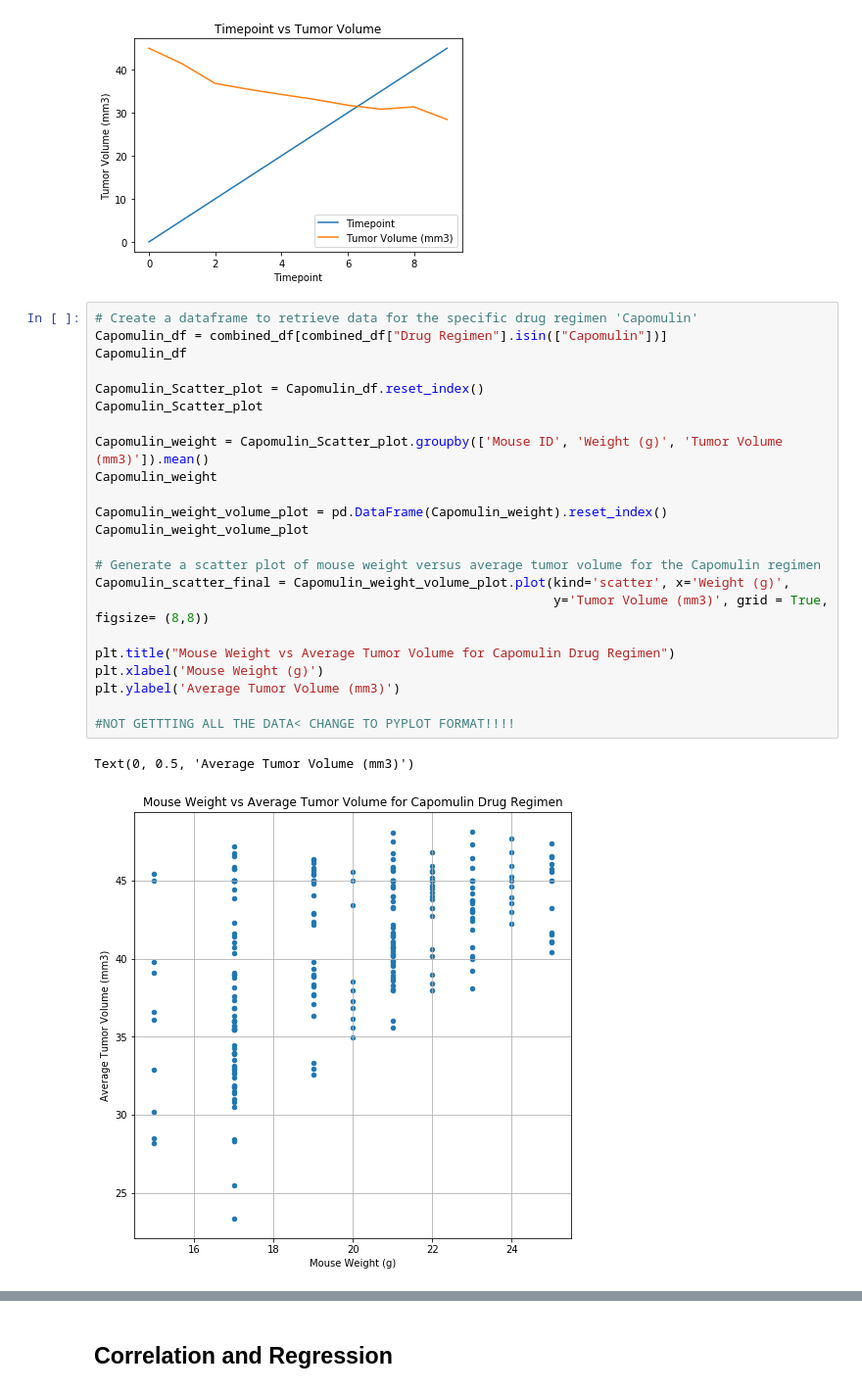
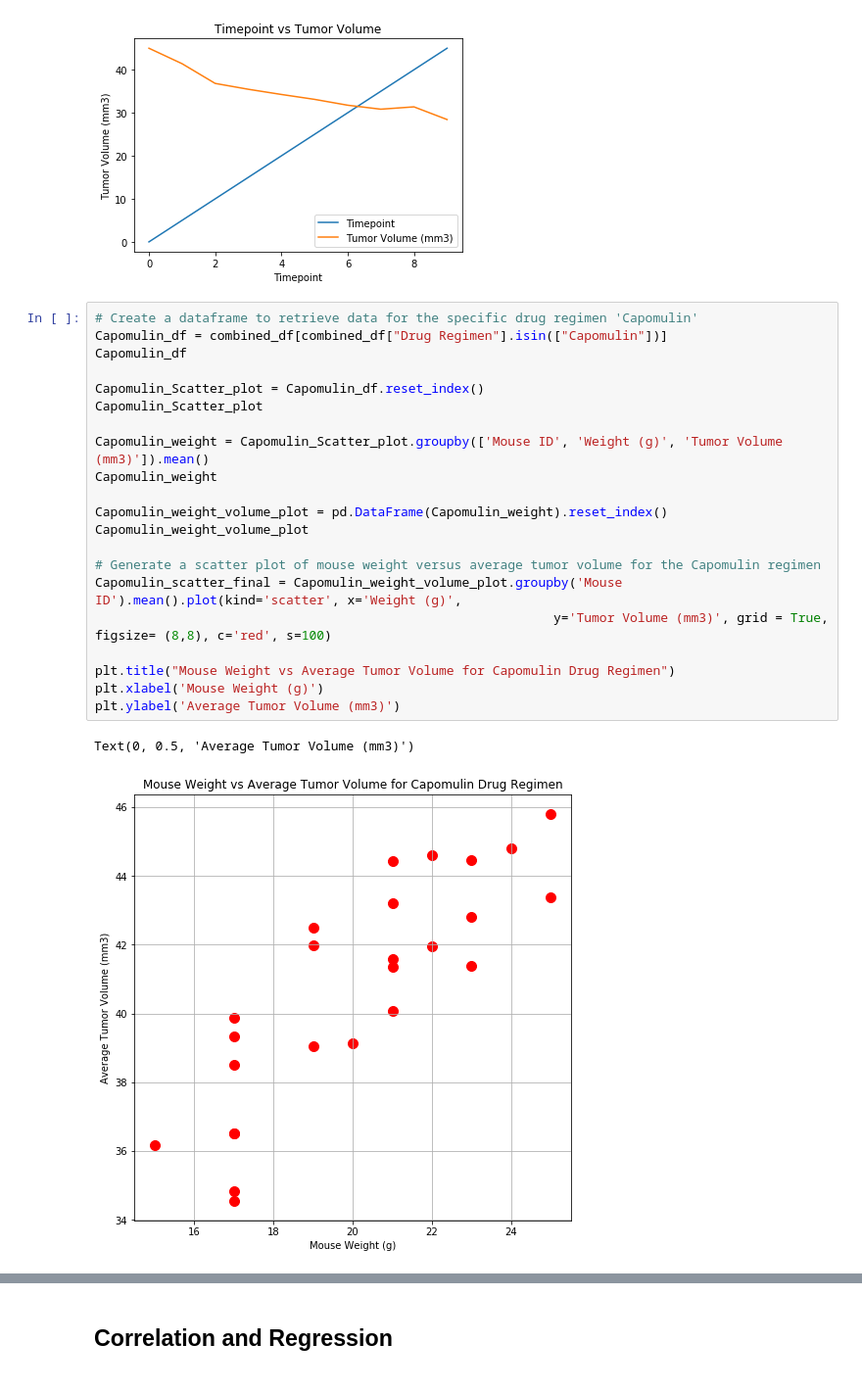
Before and after one commit to cdfencing/Matplotlib-The-Power-of-Plots, a Jupyter notebook: Pymaceuticals/Pymaceuticals.ipynb, the cells around one changed output, grey strips where cells are left out. Shown: that part at 98% size. Drawn from its saved outputs; the diff is of its cells as text.

```diff
--- a/Pymaceuticals/Pymaceuticals.ipynb
+++ b/Pymaceuticals/Pymaceuticals.ipynb
@@ -228,26 +225,24 @@ Text(0, 0.5, 'Tumor Volume (mm3)')
 # %%
 # Create a dataframe to retrieve data for the specific drug regimen 'Capomulin'
 Capomulin_df = combined_df[combined_df["Drug Regimen"].isin(["Capomulin"])]
 Capomulin_df
 
 Capomulin_Scatter_plot = Capomulin_df.reset_index()
 Capomulin_Scatter_plot
 
 Capomulin_weight = Capomulin_Scatter_plot.groupby(['Mouse ID', 'Weight (g)', 'Tumor Volume (mm3)']).mean()
 Capomulin_weight
 
 Capomulin_weight_volume_plot = pd.DataFrame(Capomulin_weight).reset_index()
 Capomulin_weight_volume_plot
 
 # Generate a scatter plot of mouse weight versus average tumor volume for the Capomulin regimen
-Capomulin_scatter_final = Capomulin_weight_volume_plot.plot(kind='scatter', x='Weight (g)',
-                                                            y='Tumor Volume (mm3)', grid = True, figsize= (8,8))
+Capomulin_scatter_final = Capomulin_weight_volume_plot.groupby('Mouse ID').mean().plot(kind='scatter', x='Weight (g)',
+                                                            y='Tumor Volume (mm3)', grid = True, figsize= (8,8), c='red', s=100)
 
 plt.title("Mouse Weight vs Average Tumor Volume for Capomulin Drug Regimen")
 plt.xlabel('Mouse Weight (g)')
 plt.ylabel('Average Tumor Volume (mm3)')
-
-#NOT GETTTING ALL THE DATA< CHANGE TO PYPLOT FORMAT!!!!
 # %% [output]
 Text(0, 0.5, 'Average Tumor Volume (mm3)')
-[figure, old version]
+[figure, new version]
```
Also changed, not shown: parts of 4 cells of this notebook.
